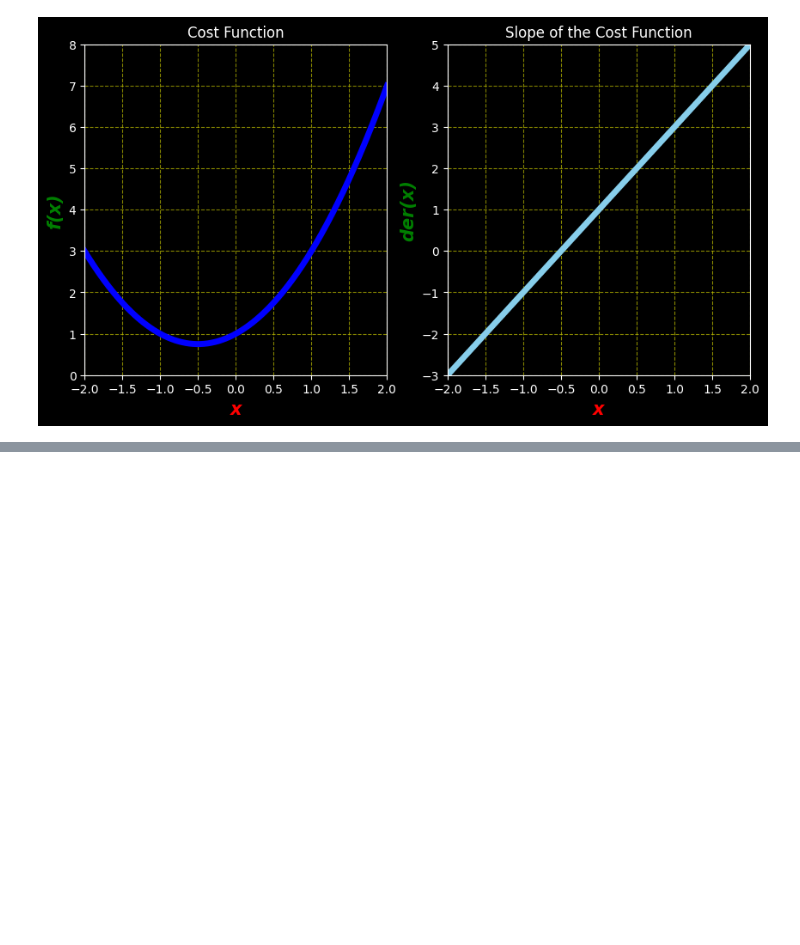
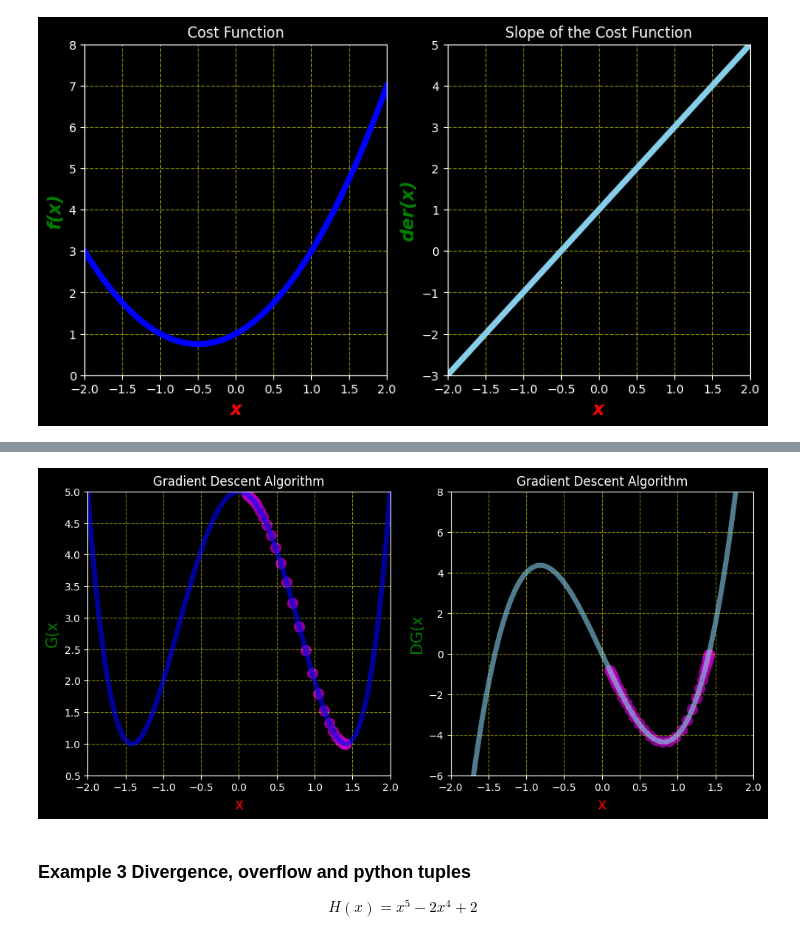
Before and after one commit to khushalpapnai/GEN-AI, a Jupyter notebook: DS - ML - AI - gen/Algorithm/gradientDescent.ipynb, the cells around one changed output, grey strips where cells are left out. Cells and saved outputs as stored; diff of their text form; code cells hidden in the pictures; blank space fills up the shorter version.

```diff
--- a/DS - ML - AI - gen/Algorithm/gradientDescent.ipynb
+++ b/DS - ML - AI - gen/Algorithm/gradientDescent.ipynb
@@ -75,0 +231,41 @@ pyl.show()
+# %%
+list_x,der_x,local_min = GD(derivative_func=dg,initial=0.1)
+pyl.figure(figsize=[18,5])
+pyl.subplot(1,3,1)
+pyl.xlim(-2,2)
+pyl.ylim(0.5,5)
+pyl.title("Gradient Descent Algorithm")
+pyl.xlabel("x",color = "r", fontsize = 15)
+pyl.ylabel("G(x",color = "g", fontsize = 15)
+
+pyl.style.use("dark_background")
+pyl.rcParams['grid.linestyle'] = '--'
+pyl.rcParams["grid.color"] = "y"
+
+pyl.grid(True)
+pyl.plot(data2,g(data2),color = "b", linewidth = 5, alpha = 0.6)
+values = np.array(list_x)
+pyl.scatter(list_x,g(values),color = "m",s = 100,alpha=0.7)
+
+
+pyl.subplot(1,3,2)
+pyl.xlim(-2,2)
+pyl.ylim(-6,8)
+pyl.title("Gradient Descent Algorithm")
+pyl.xlabel("x",color = "r", fontsize = 15)
+pyl.ylabel("DG(x",color = "g", fontsize = 15)
+
+pyl.style.use("dark_background")
+pyl.rcParams["grid.linestyle"] = "--"
+pyl.rcParams["grid.color"] = "y"
+
+pyl.grid(True)
+pyl.plot(data2,dg(data2),color = "skyblue", linewidth = 5, alpha = 0.6)
+pyl.scatter(list_x,der_x,color = "m",s = 100,alpha=0.7)
+
+pyl.show()
+# %% [output]
+[figure, added]
+# %% [markdown]
+### Example 3 Divergence, overflow and python tuples
+$$ H(x) = x^5 - 2x^4 + 2 $$
```
Also changed, not shown: parts of 21 cells of this notebook.
